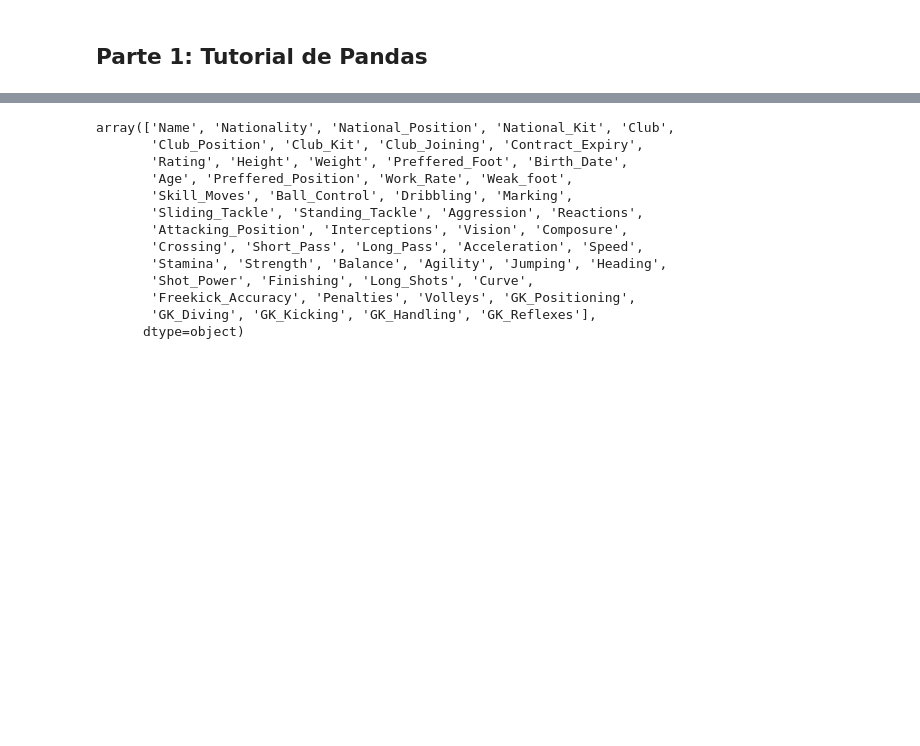
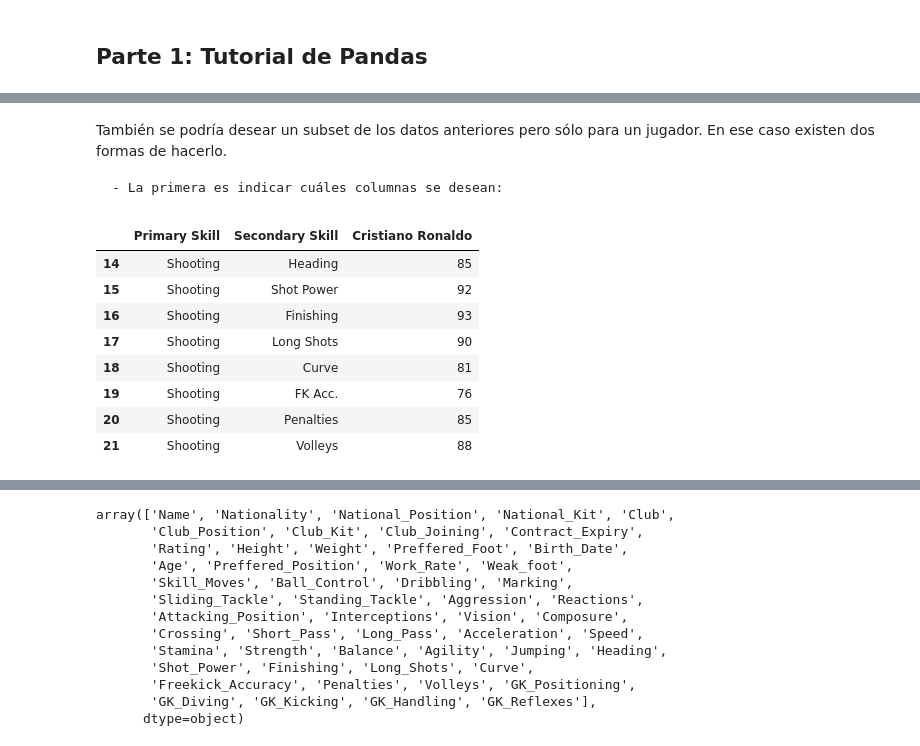
Before and after one commit to Boris94cr/Reconocimiento-de-Patrones, a Jupyter notebook: Inv-Corta-1/Inv-Corta-1.ipynb, the cells around one changed output, grey strips where cells are left out. Saved outputs shown, nothing was run; the diff lists cells and outputs as text; code cells hidden in the pictures; blank space fills up the shorter version.

```diff
--- a/Inv-Corta-1/Inv-Corta-1.ipynb
+++ b/Inv-Corta-1/Inv-Corta-1.ipynb
@@ -47,3 +96,19 @@ shooting_stats
 | 19 | Shooting | FK Acc. | 76 | 90 | 84 |
 | 20 | Shooting | Penalties | 85 | 74 | 81 |
 | 21 | Shooting | Volleys | 88 | 85 | 83 |
+# %% [markdown]
+También se podría desear un subset de los datos anteriores pero sólo para un jugador. En ese caso existen dos formas de hacerlo.
+
+    - La primera es indicar cuáles columnas se desean:
+# %%
+shooting_stats[["Primary Skill", "Secondary Skill", "Cristiano Ronaldo"]]
+# %% [output]
+|  | Primary Skill | Secondary Skill | Cristiano Ronaldo |
+| 14 | Shooting | Heading | 85 |
+| 15 | Shooting | Shot Power | 92 |
+| 16 | Shooting | Finishing | 93 |
+| 17 | Shooting | Long Shots | 90 |
+| 18 | Shooting | Curve | 81 |
+| 19 | Shooting | FK Acc. | 76 |
+| 20 | Shooting | Penalties | 85 |
+| 21 | Shooting | Volleys | 88 |
```
Also changed, not shown: parts of 30 cells of this notebook, 1 other file.
